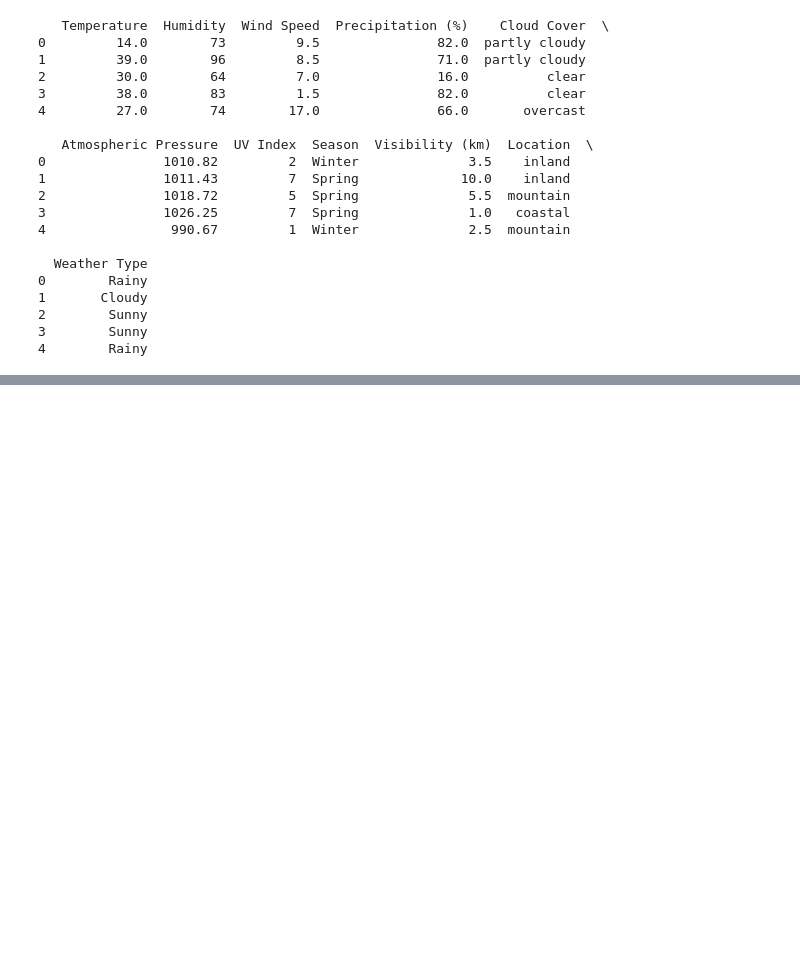
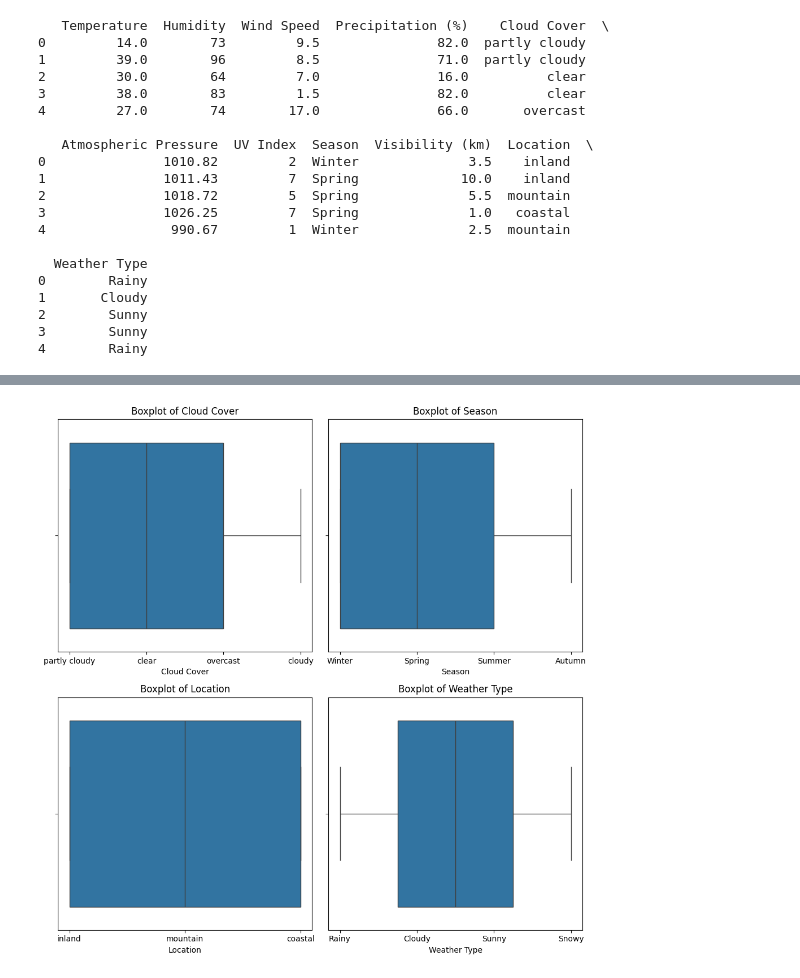
Before and after one commit to SofiaAzzahra09/Group3-Weather-Type, a Jupyter notebook: notebooks/preprocessing_notebook.ipynb, the cells around one changed output, grey strips where cells are left out. Saved outputs shown, nothing was run; the diff lists cells and outputs as text; code cells hidden in the pictures; blank space fills up the shorter version.

```diff
--- a/notebooks/preprocessing_notebook.ipynb
+++ b/notebooks/preprocessing_notebook.ipynb
@@ -34,0 +197,4 @@ print(df.head())
+# %%
+boxplot_outliers_per_column(df, kategorical_column, cols_per_row=2)
+# %% [output]
+[figure, added]
```
Also changed, not shown: parts of 21 cells of this notebook, 4 other files.
